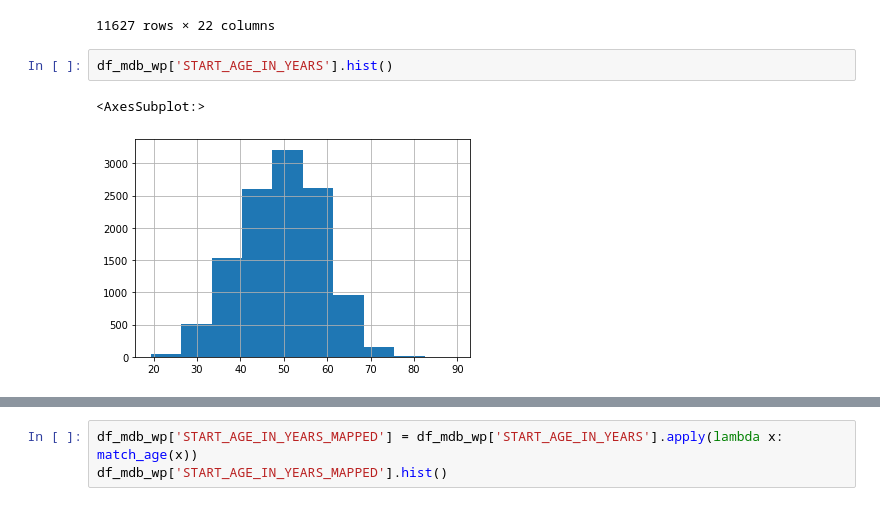
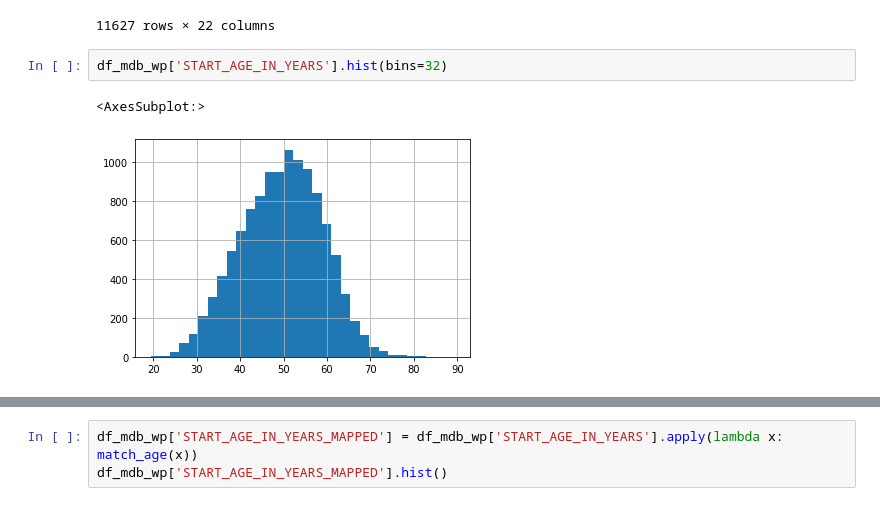
Before and after one commit to mrs-curi0sity/bundestag-mining, a Jupyter notebook: Parse_Stammdaten.ipynb, the cells around one changed output, grey strips where cells are left out. Cells and saved outputs as stored; diff of their text form.

```diff
--- a/Parse_Stammdaten.ipynb
+++ b/Parse_Stammdaten.ipynb
@@ -643,7 +672,7 @@ df_mdb_wp
 | 4088 | 11004962 | Dahmen | Janosch | 1981-06-09 | UNBEKANNT | UNBEKANNT | UNBEKANNT | männlich | ... |
 11627 rows × 22 columns
 # %%
-df_mdb_wp['START_AGE_IN_YEARS'].hist()
+df_mdb_wp['START_AGE_IN_YEARS'].hist(bins=32)
 # %% [output]
 <AxesSubplot:>
-[figure, old version]
+[figure, new version]
```
Also changed, not shown: parts of 34 cells of this notebook, 2 other files.
